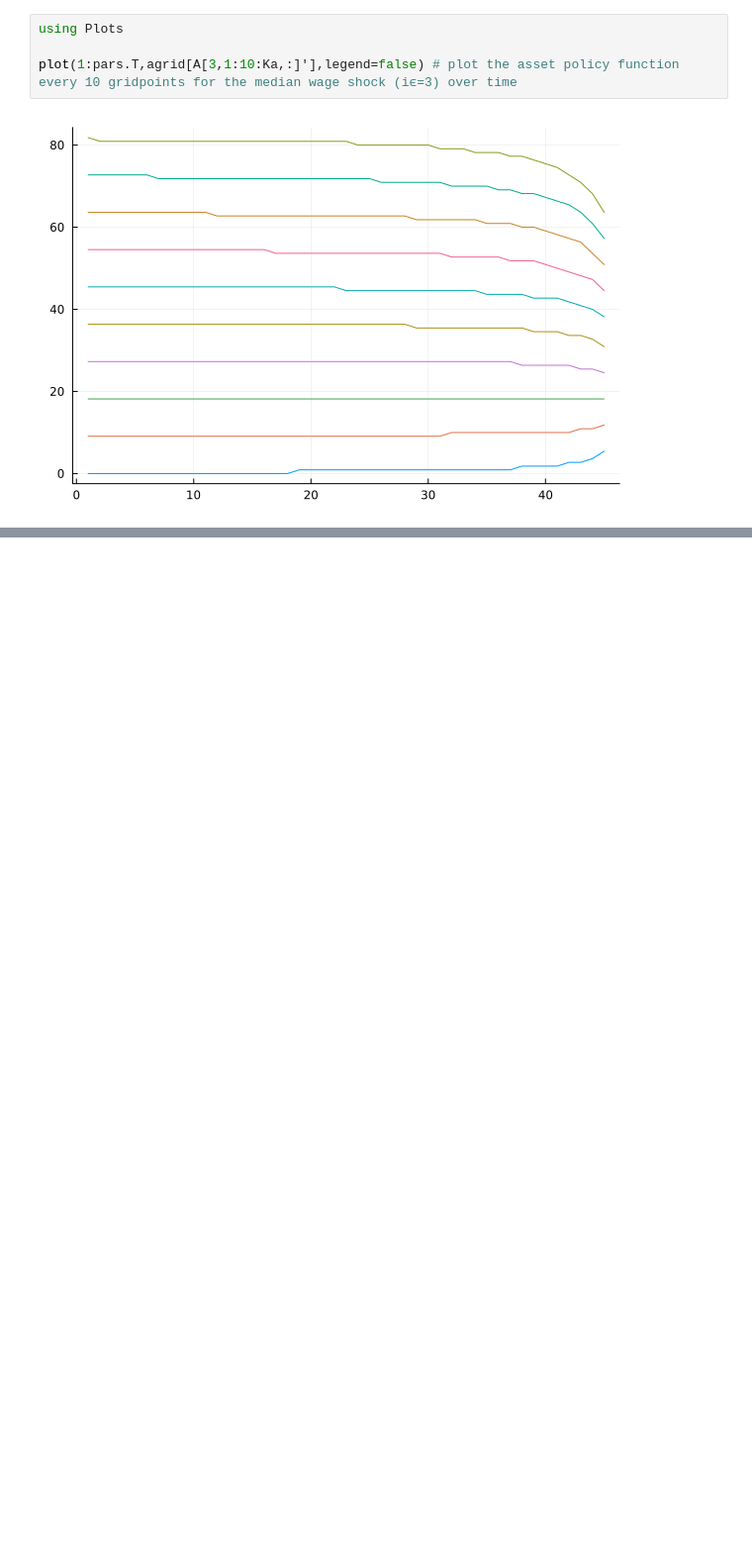
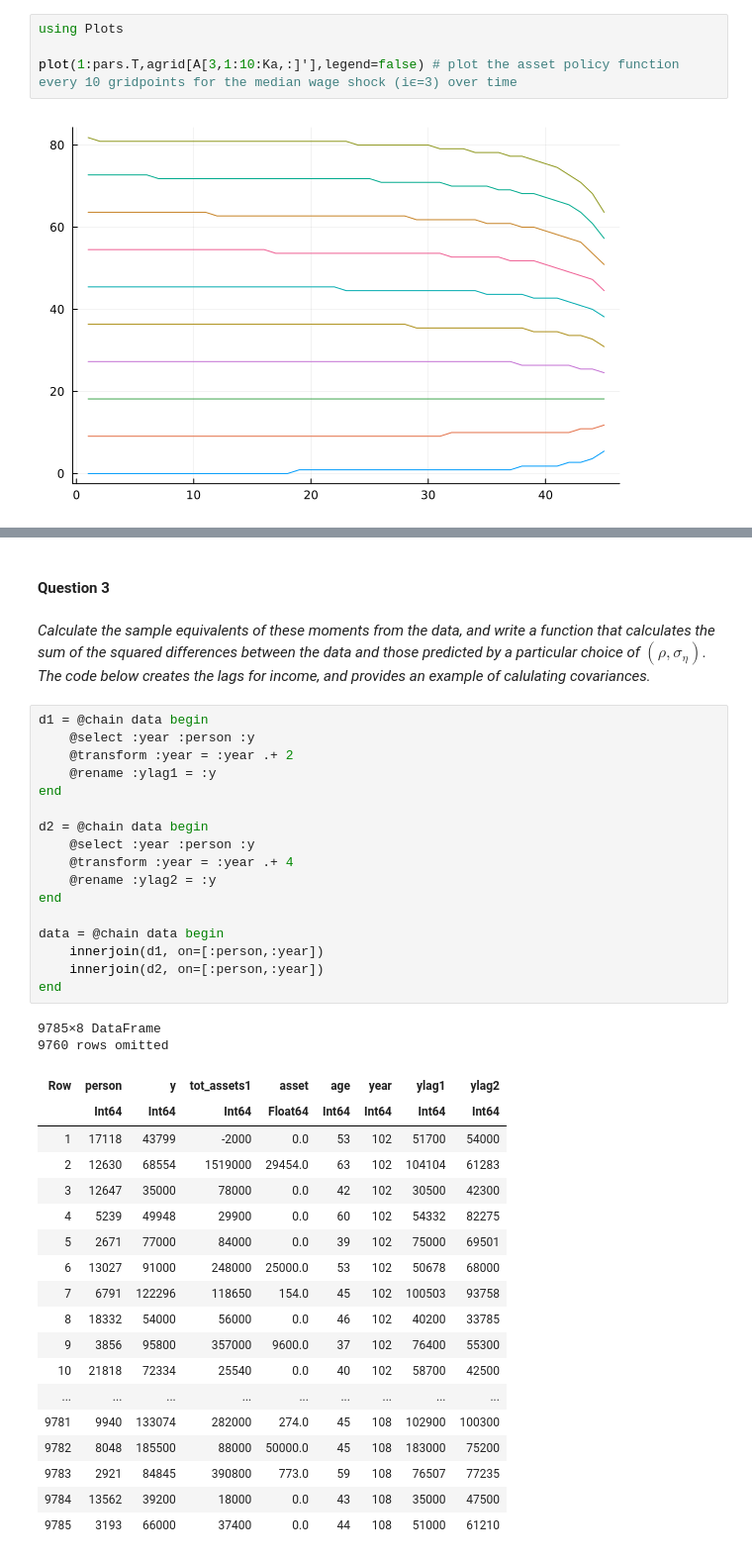
Before and after one commit to sgcbayli024/metrics, a Jupyter notebook: hw4/hw4.ipynb, the cells around one changed output, grey strips where cells are left out. Shown: that part at 99% size. Cells and saved outputs as stored; diff of their text form; blank space fills up the shorter version.

```diff
--- a/hw4/hw4.ipynb
+++ b/hw4/hw4.ipynb
@@ -239,0 +251,43 @@ plot(1:pars.T,agrid[A[3,1:10:Ka,:]'],legend=false) # plot the asset policy funct
+# %% [markdown]
+#### **Question 3**
+# %% [markdown]
+*Calculate the sample equivalents of these moments from the data, and write a function that calculates the sum of the squared differences between the data and those predicted by a particular choice of $(\rho,\sigma_{\eta})$.*
+*The code below creates the lags for income, and provides an example of calulating covariances.*
+# %%
+d1 = @chain data begin
+    @select :year :person :y
+    @transform :year = :year .+ 2
+    @rename :ylag1 = :y
+end
+
+d2 = @chain data begin
+    @select :year :person :y
+    @transform :year = :year .+ 4
+    @rename :ylag2 = :y
+end
+
+data = @chain data begin
+    innerjoin(d1, on=[:person,:year])
+    innerjoin(d2, on=[:person,:year])
+end
+# %% [output]
+9785×8 DataFrame
+9760 rows omitted
+| Row | person | y | tot_assets1 | asset | age | year | ylag1 | ylag2 |
+|  | Int64 | Int64 | Int64 | Float64 | Int64 | Int64 | Int64 | Int64 |
+| 1 | 17118 | 43799 | -2000 | 0.0 | 53 | 102 | 51700 | 54000 |
+| 2 | 12630 | 68554 | 1519000 | 29454.0 | 63 | 102 | 104104 | 61283 |
+| 3 | 12647 | 35000 | 78000 | 0.0 | 42 | 102 | 30500 | 42300 |
+| 4 | 5239 | 49948 | 29900 | 0.0 | 60 | 102 | 54332 | 82275 |
+| 5 | 2671 | 77000 | 84000 | 0.0 | 39 | 102 | 75000 | 69501 |
+| 6 | 13027 | 91000 | 248000 | 25000.0 | 53 | 102 | 50678 | 68000 |
+| 7 | 6791 | 122296 | 118650 | 154.0 | 45 | 102 | 100503 | 93758 |
+| 8 | 18332 | 54000 | 56000 | 0.0 | 46 | 102 | 40200 | 33785 |
+| 9 | 3856 | 95800 | 357000 | 9600.0 | 37 | 102 | 76400 | 55300 |
+| 10 | 21818 | 72334 | 25540 | 0.0 | 40 | 102 | 58700 | 42500 |
+| ... | ... | ... | ... | ... | ... | ... | ... | ... |
+| 9781 | 9940 | 133074 | 282000 | 274.0 | 45 | 108 | 102900 | 100300 |
+| 9782 | 8048 | 185500 | 88000 | 50000.0 | 45 | 108 | 183000 | 75200 |
+| 9783 | 2921 | 84845 | 390800 | 773.0 | 59 | 108 | 76507 | 77235 |
+| 9784 | 13562 | 39200 | 18000 | 0.0 | 43 | 108 | 35000 | 47500 |
+| 9785 | 3193 | 66000 | 37400 | 0.0 | 44 | 108 | 51000 | 61210 |
```
Also changed, not shown: parts of 9 cells of this notebook.
